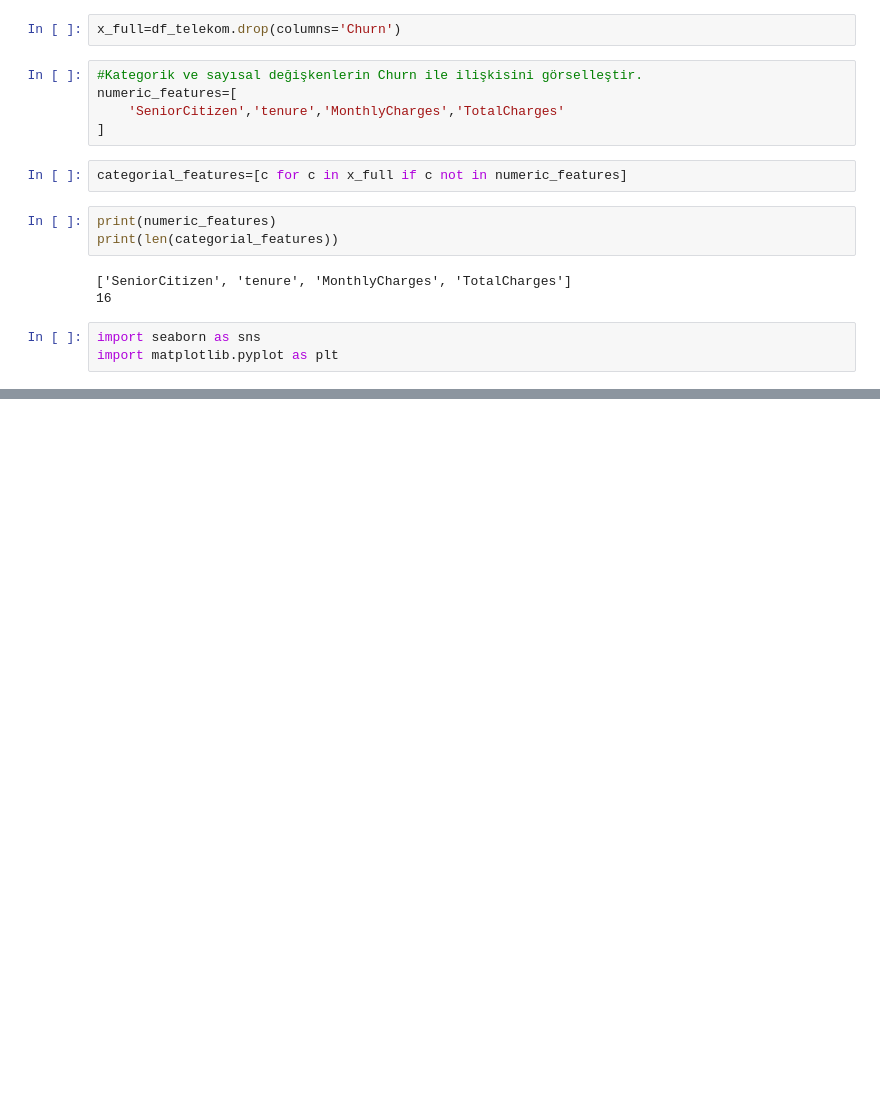
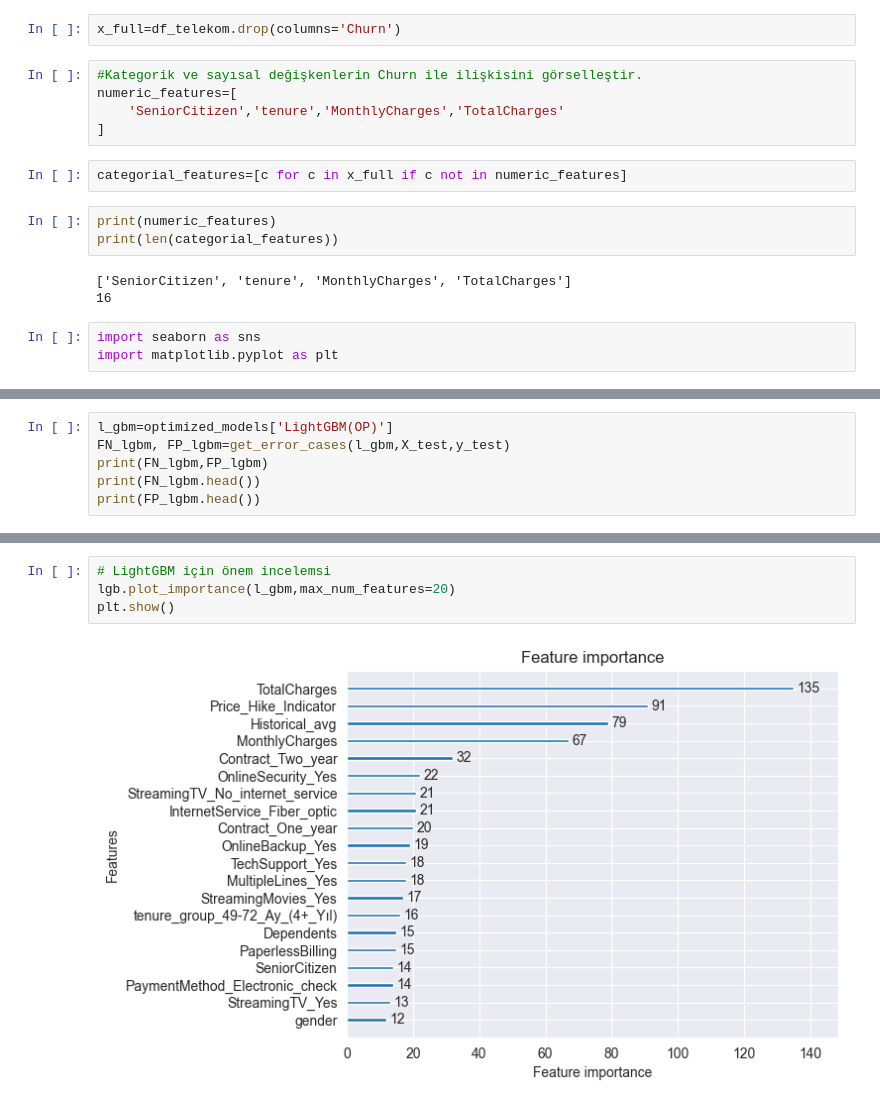
Before and after one commit to MehmetUlDG/Python-VeriBilimi, a Jupyter notebook: Telekom Müşteri Ayrılma (Churn) Tahmini/telekom_churn.ipynb, the cells around one changed output, grey strips where cells are left out. Saved outputs shown, nothing was run; the diff lists cells and outputs as text; blank space fills up the shorter version.

```diff
--- a/Telekom Müşteri Ayrılma (Churn) Tahmini/telekom_churn.ipynb
+++ b/Telekom Müşteri Ayrılma (Churn) Tahmini/telekom_churn.ipynb
@@ -137,0 +1146,6 @@ for column in categorial_features:
+# %%
+l_gbm=optimized_models['LightGBM(OP)']
+FN_lgbm, FP_lgbm=get_error_cases(l_gbm,X_test,y_test)
+print(FN_lgbm,FP_lgbm)
+print(FN_lgbm.head())
+print(FP_lgbm.head())
@@ -137,0 +1217,6 @@ for column in categorial_features:
+# %%
+# LightGBM için önem incelemsi
+lgb.plot_importance(l_gbm,max_num_features=20)
+plt.show()
+# %% [output]
+[figure, added]
```
Also changed, not shown: parts of 100 cells of this notebook, 2 other files.
